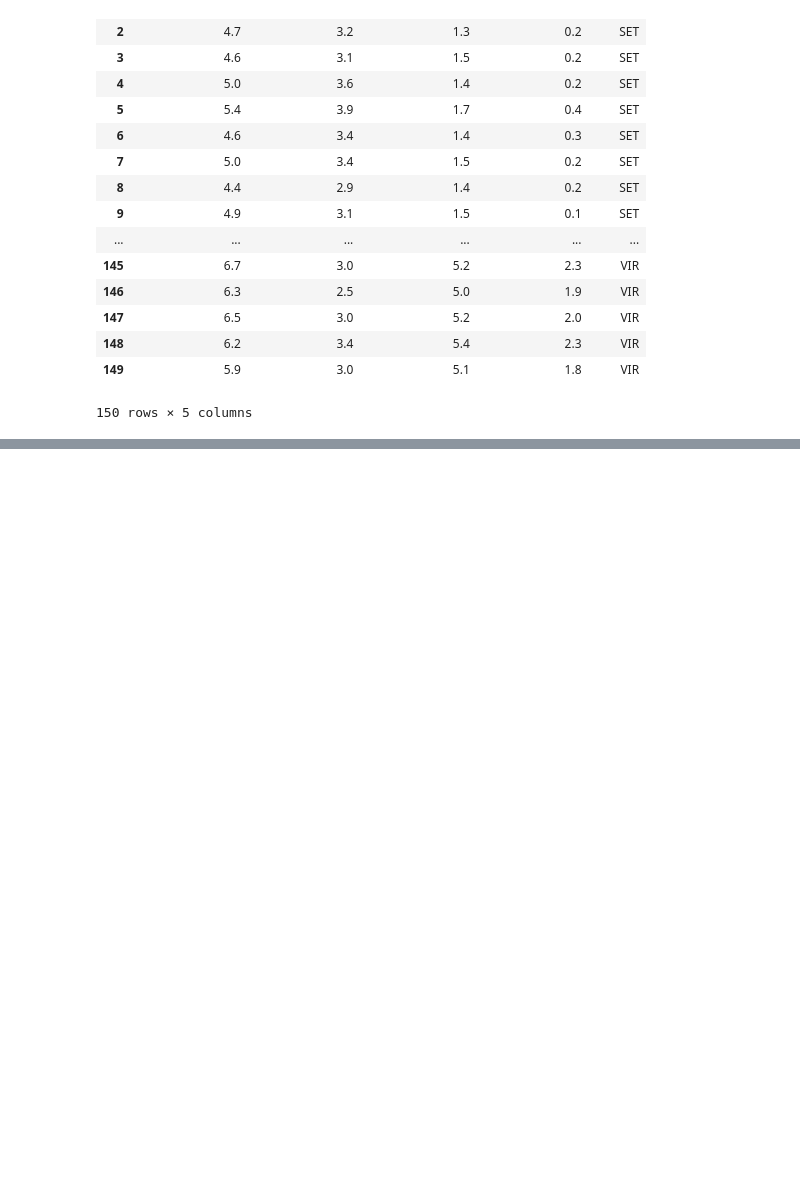
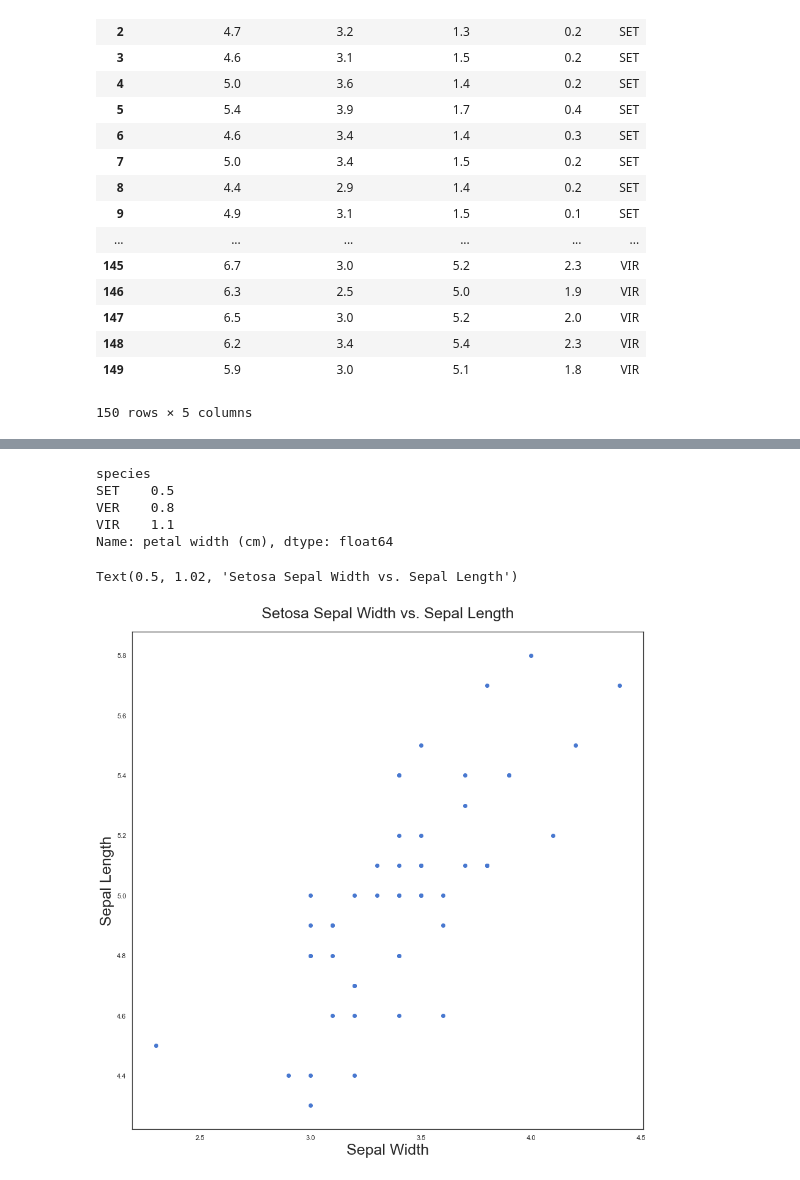
Before and after one commit to CyborgVillager/Python_Machine_Learning, a Jupyter notebook: python_machine_learning/py_chap1/ipnb_files/visualize.ipynb, the cells around one changed output, grey strips where cells are left out. Saved outputs shown, nothing was run; the diff lists cells and outputs as text; code cells hidden in the pictures; blank space fills up the shorter version.

```diff
--- a/python_machine_learning/py_chap1/ipnb_files/visualize.ipynb
+++ b/python_machine_learning/py_chap1/ipnb_files/visualize.ipynb
@@ -143,3 +143,5 @@ df
 | 148 | 6.2 | 3.4 | 5.4 | 2.3 | VIR |
 | 149 | 5.9 | 3.0 | 5.1 | 1.8 | VIR |
 150 rows × 5 columns
+# %%
+df['wide petal'] = df['petal width (cm)'].apply(lambda v: 1 if v >= 1.3 else 0)
@@ -145,0 +230,17 @@ df
+# %%
+df.groupby('species')['petal width (cm)'].agg(lambda x: x.max()-x.min())
+# %% [output]
+species
+SET    0.5
+VER    0.8
+VIR    1.1
+Name: petal width (cm), dtype: float64
+# %%
+fig, ax = plt.subplots(figsize=(15,15))
+ax.scatter(df['sepal width (cm)'][:50], df['sepal length (cm)'][:50])
+ax.set_ylabel('Sepal Length',fontsize=25)
+ax.set_xlabel('Sepal Width',fontsize=25)
+ax.set_title('Setosa Sepal Width vs. Sepal Length', fontsize=25, y=1.02)
+# %% [output]
+Text(0.5, 1.02, 'Setosa Sepal Width vs. Sepal Length')
+[figure, added]
```
Also changed, not shown: parts of 8 cells of this notebook, 1 other file.
